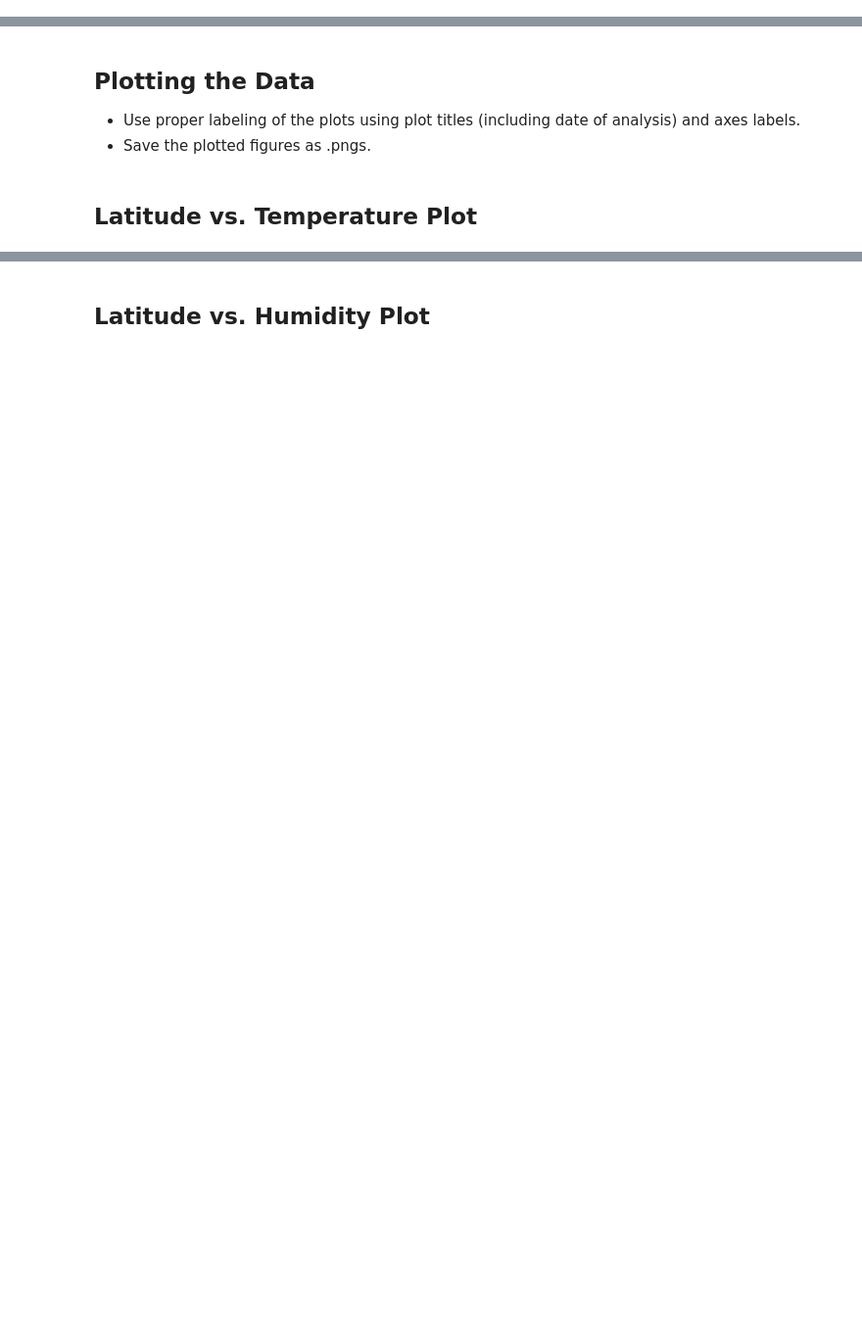
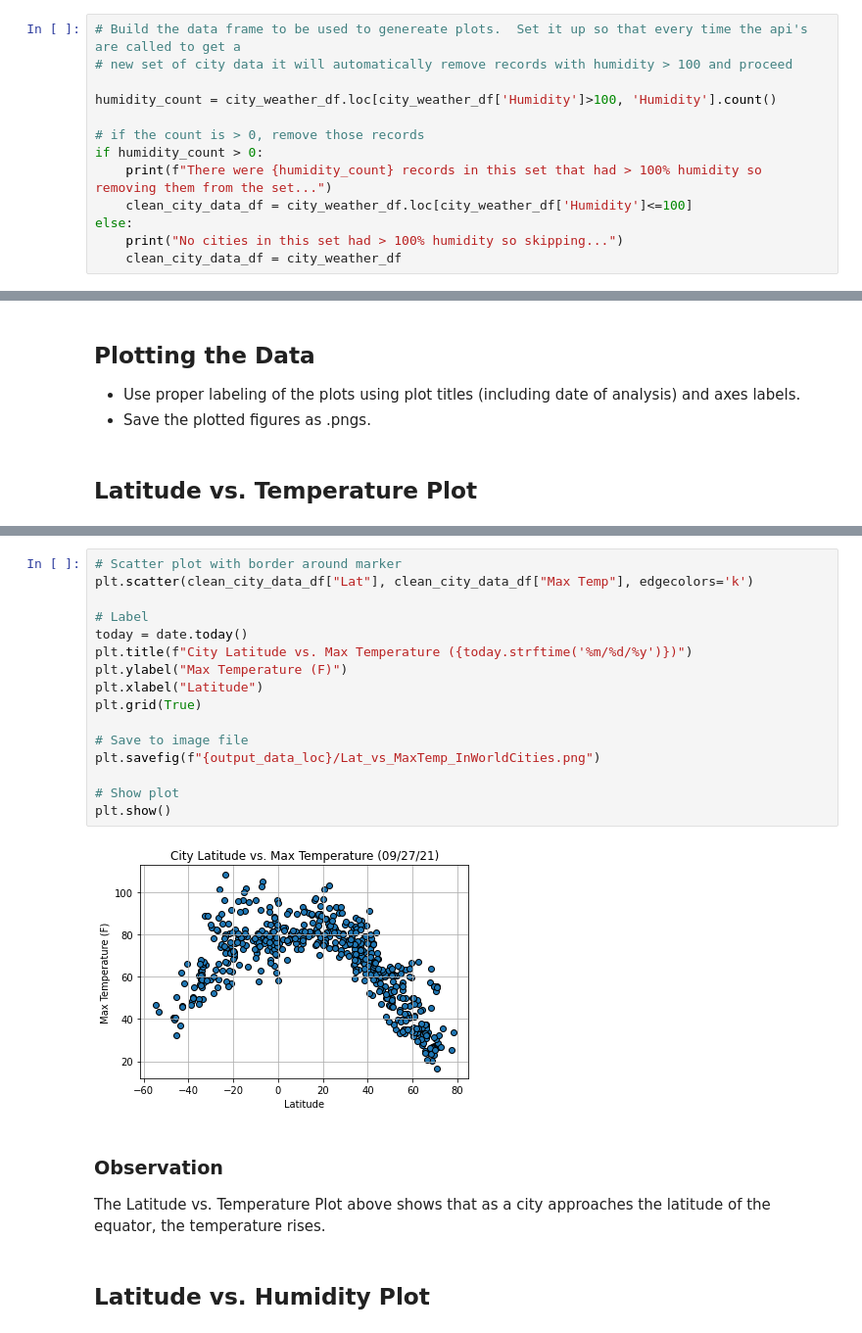
Before and after one commit to jrw99/python-api-challenge, a Jupyter notebook: code/WeatherPy.ipynb, the cells around one changed output, grey strips where cells are left out. Shown at 98% size. Saved outputs shown, nothing was run; the diff lists cells and outputs as text; blank space fills up the shorter version.

Commit message:
Final version of WeatherPy completed and readme updated

```diff
--- a/code/WeatherPy.ipynb
+++ b/code/WeatherPy.ipynb
@@ -112,0 +210,13 @@ Skip this step if there are no cities that have humidity > 100%.
+# %%
+# Build the data frame to be used to genereate plots.  Set it up so that every time the api's are called to get a
+# new set of city data it will automatically remove records with humidity > 100 and proceed
+
+humidity_count = city_weather_df.loc[city_weather_df['Humidity']>100, 'Humidity'].count()
+
+# if the count is > 0, remove those records
+if humidity_count > 0:
+    print(f"There were {humidity_count} records in this set that had > 100% humidity so removing them from the set...")
+    clean_city_data_df = city_weather_df.loc[city_weather_df['Humidity']<=100]
+else:
+    print("No cities in this set had > 100% humidity so skipping...")
+    clean_city_data_df = city_weather_df
@@ -136,2 +236,23 @@ Int64Index([], dtype='int64')
+# %%
+# Scatter plot with border around marker
+plt.scatter(clean_city_data_df["Lat"], clean_city_data_df["Max Temp"], edgecolors='k')
+
+# Label
+today = date.today()
+plt.title(f"City Latitude vs. Max Temperature ({today.strftime('%m/%d/%y')})")
+plt.ylabel("Max Temperature (F)")
+plt.xlabel("Latitude")
+plt.grid(True)
+
+# Save to image file
+plt.savefig(f"{output_data_loc}/Lat_vs_MaxTemp_InWorldCities.png")
+
+# Show plot
+plt.show()
+# %% [output]
+[figure, added]
+# %% [markdown]
+<h3>Observation</h3>
+<p>The Latitude vs. Temperature Plot above shows that as a city approaches the latitude of the equator, the temperature rises.</p>
 # %% [markdown]
 ## Latitude vs. Humidity Plot
```
Also changed, not shown: parts of 43 cells of this notebook, 15 other files.
